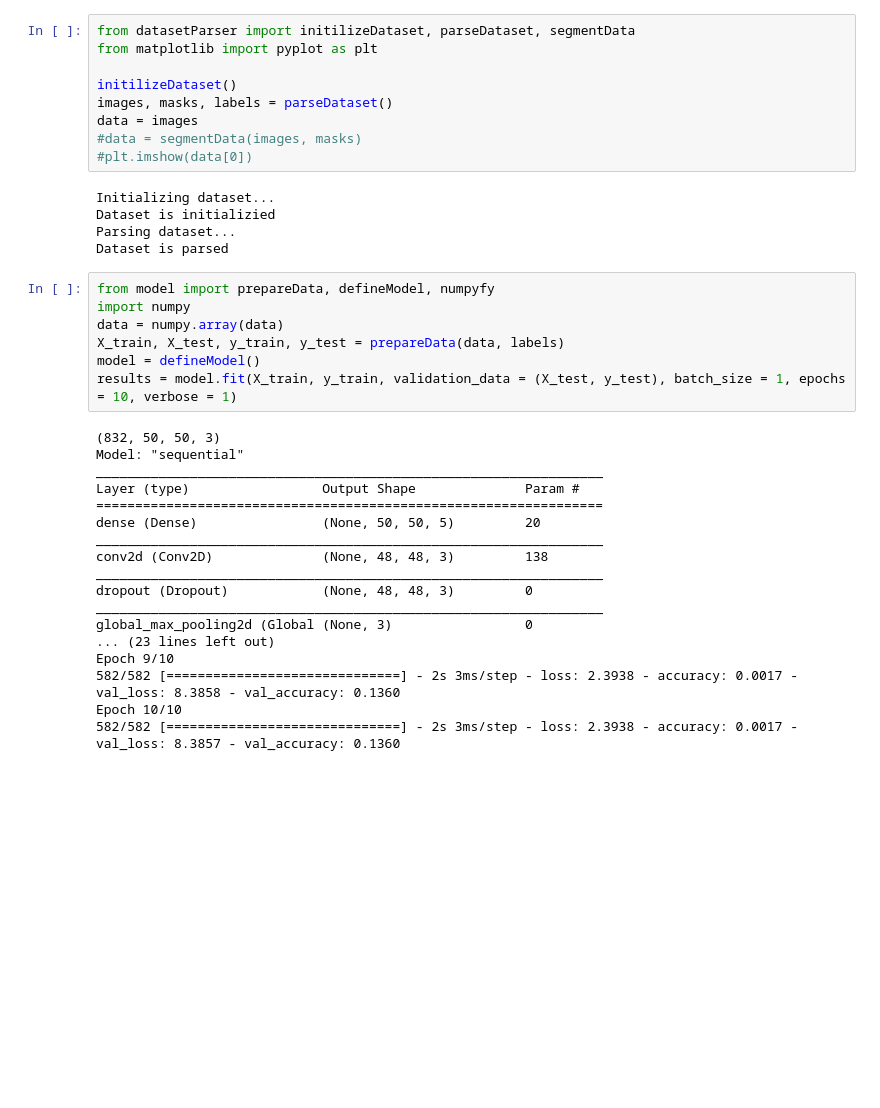
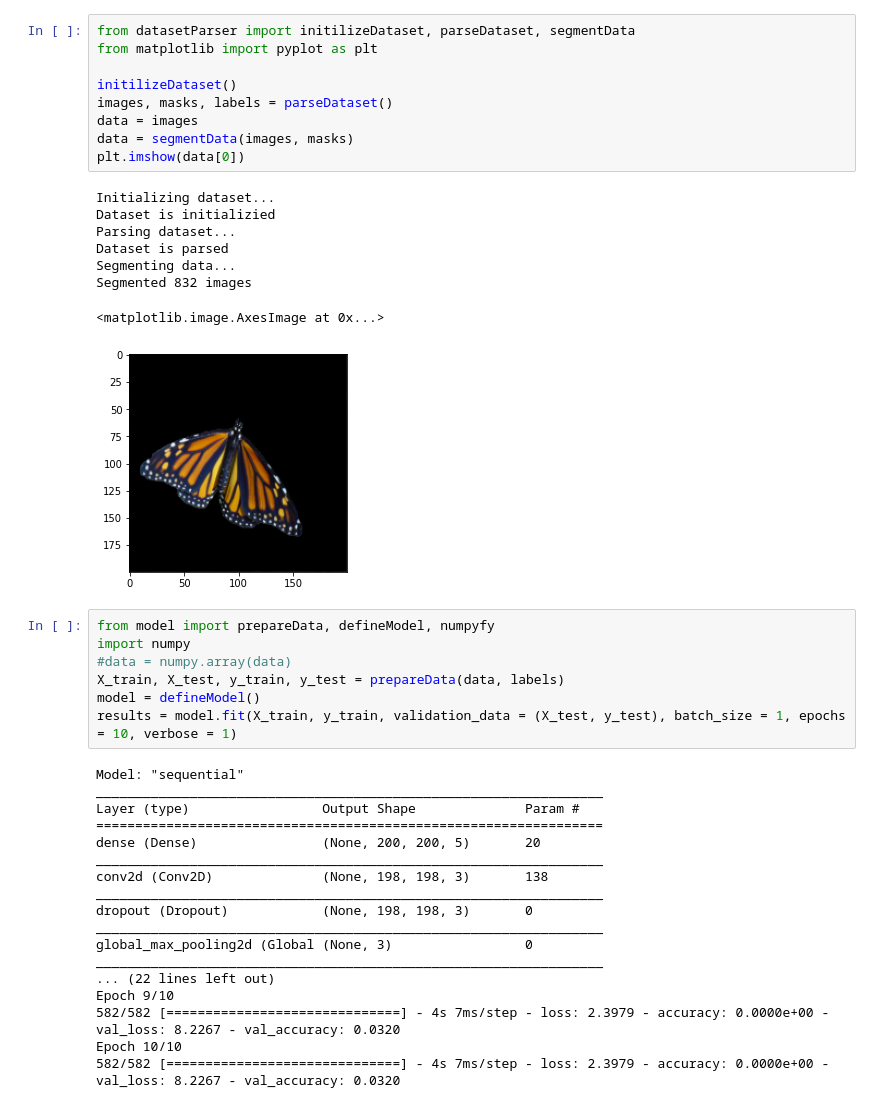
Before and after one commit to RadZerp/Image-Classification, a Jupyter notebook: main.ipynb, the cells around one changed output. Saved outputs shown, nothing was run; the diff lists cells and outputs as text; blank space fills up the shorter version.

Commit message:
Moved resizing to segment and fixed model

```diff
--- a/main.ipynb
+++ b/main.ipynb
@@ -1,39 +1,43 @@
 # %%
 from datasetParser import initilizeDataset, parseDataset, segmentData
 from matplotlib import pyplot as plt
 
 initilizeDataset()
 images, masks, labels = parseDataset()
 data = images
-#data = segmentData(images, masks)
-#plt.imshow(data[0])
+data = segmentData(images, masks)
+plt.imshow(data[0])
 # %% [output]
 Initializing dataset...
 Dataset is initializied
 Parsing dataset...
 Dataset is parsed
+Segmenting data...
+Segmented 832 images
+<matplotlib.image.AxesImage at 0x...>
+[figure, added]
 # %%
 from model import prepareData, defineModel, numpyfy
 import numpy
-data = numpy.array(data)
+#data = numpy.array(data)
 X_train, X_test, y_train, y_test = prepareData(data, labels)
 model = defineModel()
 results = model.fit(X_train, y_train, validation_data = (X_test, y_test), batch_size = 1, epochs = 10, verbose = 1)
 # %% [output]
-(832, 50, 50, 3)
 Model: "sequential"
 _________________________________________________________________
 Layer (type)                 Output Shape              Param #
 =================================================================
-dense (Dense)                (None, 50, 50, 5)         20
+dense (Dense)                (None, 200, 200, 5)       20
 _________________________________________________________________
-conv2d (Conv2D)              (None, 48, 48, 3)         138
+conv2d (Conv2D)              (None, 198, 198, 3)       138
 _________________________________________________________________
-dropout (Dropout)            (None, 48, 48, 3)         0
+dropout (Dropout)            (None, 198, 198, 3)       0
 _________________________________________________________________
 global_max_pooling2d (Global (None, 3)                 0
-... (23 lines left out)
+_________________________________________________________________
+... (22 lines left out)
 Epoch 9/10
-582/582 [==============================] - 2s 3ms/step - loss: 2.3938 - accuracy: 0.0017 - val_loss: 8.3858 - val_accuracy: 0.1360
+582/582 [==============================] - 4s 7ms/step - loss: 2.3979 - accuracy: 0.0000e+00 - val_loss: 8.2267 - val_accuracy: 0.0320
 Epoch 10/10
-582/582 [==============================] - 2s 3ms/step - loss: 2.3938 - accuracy: 0.0017 - val_loss: 8.3857 - val_accuracy: 0.1360
+582/582 [==============================] - 4s 7ms/step - loss: 2.3979 - accuracy: 0.0000e+00 - val_loss: 8.2267 - val_accuracy: 0.0320
```
Also changed, not shown: 2 other files.
